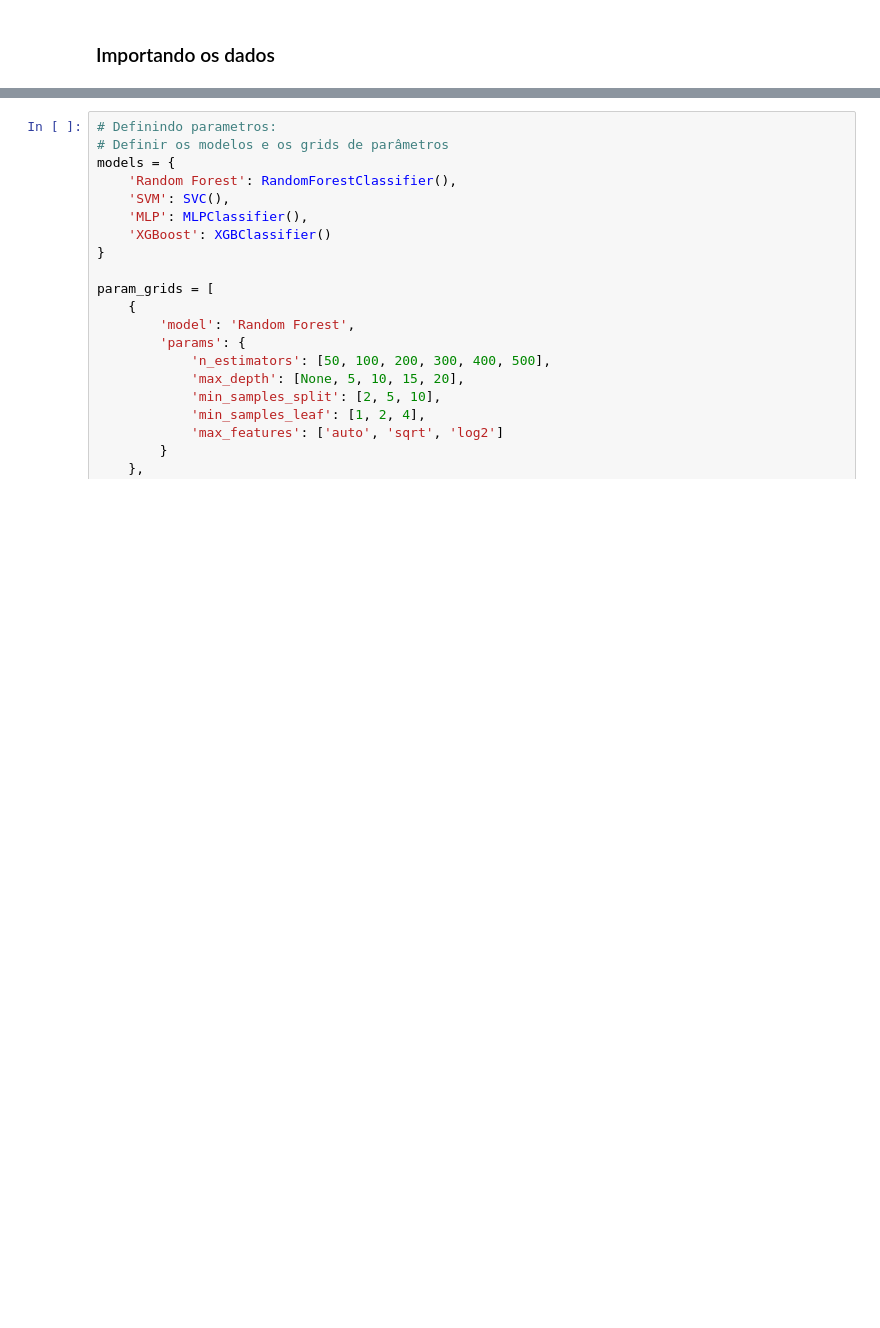
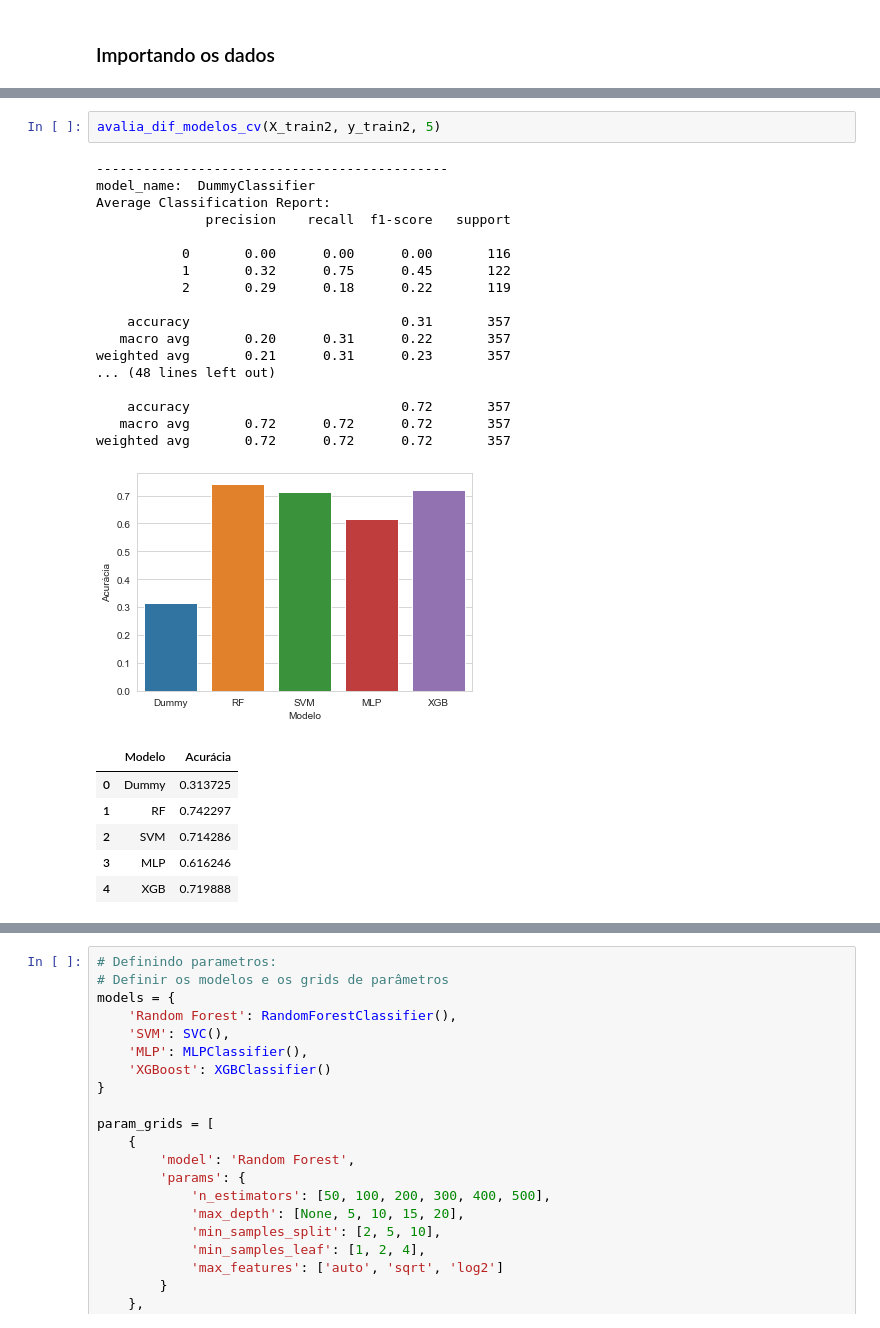
Before and after one commit to Apollyion/Classificacao_MHI_BIC, a Jupyter notebook: Codigos-Desenvolvimento/Tunning_Modelos_Geral.ipynb, the cells around one changed output, grey strips where cells are left out. Saved outputs shown, nothing was run; the diff lists cells and outputs as text; blank space fills up the shorter version.

```diff
--- a/Codigos-Desenvolvimento/Tunning_Modelos_Geral.ipynb
+++ b/Codigos-Desenvolvimento/Tunning_Modelos_Geral.ipynb
@@ -155,0 +268,27 @@ X_train4, X_test4, y_train4, y_test4 = train_test_split(data4_re, target4_re, te
+# %%
+avalia_dif_modelos_cv(X_train2, y_train2, 5)
+# %% [output]
+---------------------------------------------
+model_name:  DummyClassifier
+Average Classification Report:
+              precision    recall  f1-score   support
+
+           0       0.00      0.00      0.00       116
+           1       0.32      0.75      0.45       122
+           2       0.29      0.18      0.22       119
+
+    accuracy                           0.31       357
+   macro avg       0.20      0.31      0.22       357
+weighted avg       0.21      0.31      0.23       357
+... (48 lines left out)
+
+    accuracy                           0.72       357
+   macro avg       0.72      0.72      0.72       357
+weighted avg       0.72      0.72      0.72       357
+[figure, added]
+|  | Modelo | Acurácia |
+| 0 | Dummy | 0.313725 |
+| 1 | RF | 0.742297 |
+| 2 | SVM | 0.714286 |
+| 3 | MLP | 0.616246 |
+| 4 | XGB | 0.719888 |
```
Also changed, not shown: parts of 31 cells of this notebook, 58 other files.
